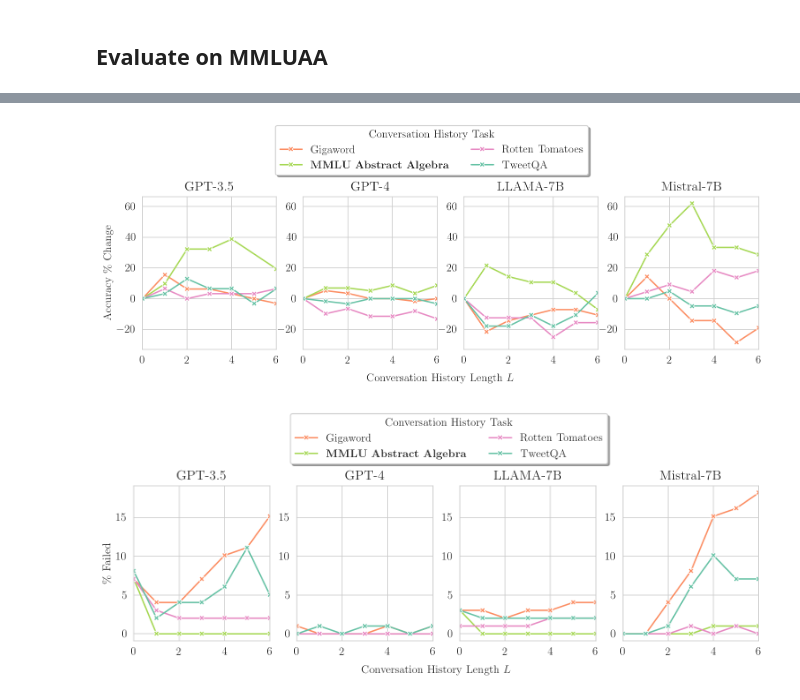
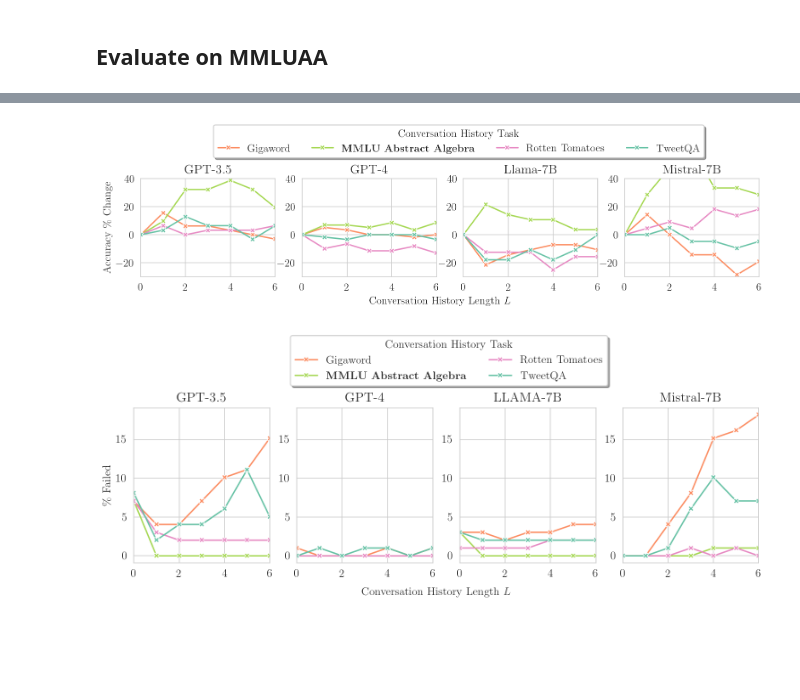
Before and after one commit to ivaxi0s/llm-task-switch, a Jupyter notebook: results/plot_metrics.ipynb, the cells around one changed output, grey strips where cells are left out. Drawn from its saved outputs; the diff is of its cells as text; code cells hidden in the pictures; blank space fills up the shorter version.

Commit message:
feat: results

```diff
--- a/results/plot_metrics.ipynb
+++ b/results/plot_metrics.ipynb
@@ -119,7 +119,7 @@ dataset_label = {
 
 model_label = {
     "mistral-7b": "Mistral-7B",
-    "llama-7b": "LLAMA-7B",
+    "llama-7b": "Llama-7B",
     "gpt3.5": "GPT-3.5",
     "gpt4": "GPT-4",
     "mixtral": "Mixtral",
@@ -163,7 +163,7 @@ def plot_df_metrics_per_model(
     num_metrics = len(metrics)
     num_models = len(results_df["model"].unique())
     fig, axs = plt.subplots(
-        figsize=(12, 3 * num_metrics),
+        figsize=(12.5, 2 * num_metrics),
         nrows=num_metrics,
         ncols=num_models,
         sharex=True,
@@ -224,7 +224,7 @@ def plot_df_metrics_per_model(
         fig.suptitle(title)
     # plt.tight_layout()
     adjust_func(axs)
-    fig.text(0.5, -0.05, r'Conversation History Length $L$', ha='center')
+    fig.text(0.5, -0.1, r'Conversation History Length $L$', ha='center')
     if save_path:
         save_path.parent.mkdir(parents=True, exist_ok=True)
         plt.savefig(save_path, bbox_inches="tight")
@@ -475,7 +541,7 @@ Mistral-7B & 55.41 & 0 \\
 # %%
 aa = MMLUAbstractAlgebraDataLoader()
 aa_ref_data = aa.load_test_reference()
-aa_results = get_results_for_evalset("mmluaa", aa_ref_data, use_cached=True)
+aa_results = get_results_for_evalset("mmluaa", aa_ref_data, use_cached=False)
 aa_results_df = pd.DataFrame(aa_results)
 
 print(len(aa_results_df))
@@ -493,21 +574,27 @@ Skipping ../experiments/gpt3.5/eval_data_mmluaa/incontext_data_mmluaa/num_exampl
 aa_results_df["acc"] = aa_results_df["matches"] / aa_results_df["total"]
 aa_results_df = df_metric_pct_change(aa_results_df, "acc")
 
-aa_results_df = sensitivity(aa_results_df)
+# aa_results_df = sensitivity(aa_results_df)
+
+aa_results_df = expectation_metrics(aa_results_df)
+
 # aa_results_df.head()
 # %%
 label = r"Accuracy \% Change"
 
 df = aa_results_df.rename(columns={"acc_pct_change": label})
 plot_df_metrics_per_model(
   df,
   [label],
   save_path=Path("mmluaa/accuracy.pdf"),
   # title="MMLU Abstract Algebra Results",
+  legend_anchor=(0.5, 1.6),
   eval_set="mmluaa",
+  legend_rows=1,
+  adjust_func=lambda axs: axs[0,0].set_ylim(-30, 40),
 )
 # %% [output]
-[figure, old version]
+[figure, new version]
 # %%
 aa_results_df["perc_fail"] = aa_results_df["failed"] / aa_results_df["total"] * 100
 df = aa_results_df.rename(columns={"perc_fail": r"\% Failed"})
```
Also changed, not shown: parts of 30 cells of this notebook, 23 other files.
